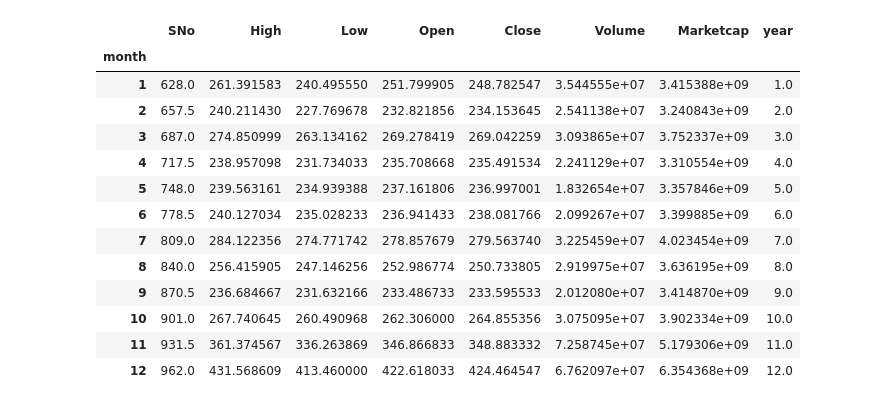
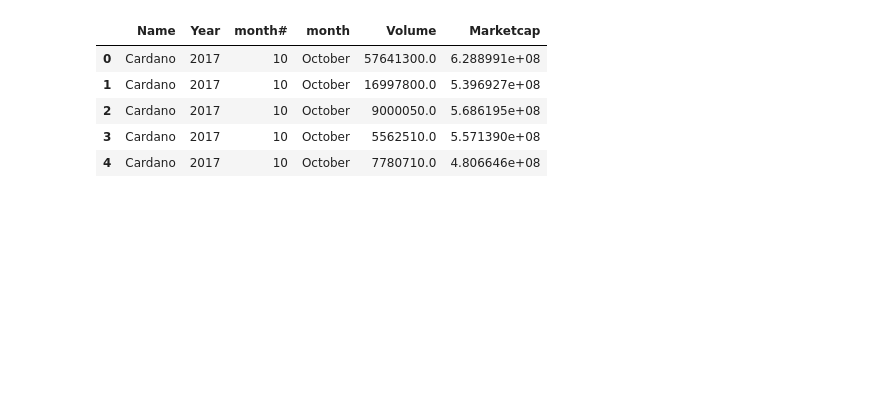
Before and after one commit to WayneJ2/CryptoFutures--Project-1, a Jupyter notebook: CryptoPy_Wayne.ipynb, the cells around one changed output. Cells and saved outputs as stored; diff of their text form; code cells hidden in the pictures; blank space fills up the shorter version.

```diff
--- a/CryptoPy_Wayne.ipynb
+++ b/CryptoPy_Wayne.ipynb
@@ -34,19 +63,15 @@ Timestamp('2013-04-29 23:59:59')
 # %%
-bitData_df["month"]= bitData_df["Date"].dt.month
+# Creating Cardano short dataset
+anaData_df["Date"] = pd.to_datetime(anaData_df["Date"], format="%Y-%m-%d %H:%M:%S")
+anaData_df["month"] = anaData_df["Date"].dt.month_name()
+anaData_df["Year"] = anaData_df["Date"].dt.year
+anaData_df["month#"] = anaData_df["Date"].dt.month
+shortCarData_df = anaData_df[["Name","Year","month#","month","Volume","Marketcap"]]
+shortCarData_df.head()
+# %% [output]
+|  | Name | Year | month# | month | Volume | Marketcap |
+| 0 | Cardano | 2017 | 10 | October | 57641300.0 | 6.288991e+08 |
+| 1 | Cardano | 2017 | 10 | October | 16997800.0 | 5.396927e+08 |
+| 2 | Cardano | 2017 | 10 | October | 9000050.0 | 5.686195e+08 |
+| 3 | Cardano | 2017 | 10 | October | 5562510.0 | 5.571390e+08 |
+| 4 | Cardano | 2017 | 10 | October | 7780710.0 | 4.806646e+08 |
-# %%
-bitData_df.set_index(["Date"]).loc["2015"].groupby("month").mean()
-# %% [output]
-|  | SNo | High | Low | Open | Close | Volume | Marketcap | year |
-| month |  |  |  |  |  |  |  |  |
-| 1 | 628.0 | 261.391583 | 240.495550 | 251.799905 | 248.782547 | 3.544555e+07 | 3.415388e+09 | 1.0 |
-| 2 | 657.5 | 240.211430 | 227.769678 | 232.821856 | 234.153645 | 2.541138e+07 | 3.240843e+09 | 2.0 |
-| 3 | 687.0 | 274.850999 | 263.134162 | 269.278419 | 269.042259 | 3.093865e+07 | 3.752337e+09 | 3.0 |
-| 4 | 717.5 | 238.957098 | 231.734033 | 235.708668 | 235.491534 | 2.241129e+07 | 3.310554e+09 | 4.0 |
-| 5 | 748.0 | 239.563161 | 234.939388 | 237.161806 | 236.997001 | 1.832654e+07 | 3.357846e+09 | 5.0 |
-| 6 | 778.5 | 240.127034 | 235.028233 | 236.941433 | 238.081766 | 2.099267e+07 | 3.399885e+09 | 6.0 |
-| 7 | 809.0 | 284.122356 | 274.771742 | 278.857679 | 279.563740 | 3.225459e+07 | 4.023454e+09 | 7.0 |
-| 8 | 840.0 | 256.415905 | 247.146256 | 252.986774 | 250.733805 | 2.919975e+07 | 3.636195e+09 | 8.0 |
-| 9 | 870.5 | 236.684667 | 231.632166 | 233.486733 | 233.595533 | 2.012080e+07 | 3.414870e+09 | 9.0 |
-| 10 | 901.0 | 267.740645 | 260.490968 | 262.306000 | 264.855356 | 3.075095e+07 | 3.902334e+09 | 10.0 |
-| 11 | 931.5 | 361.374567 | 336.263869 | 346.866833 | 348.883332 | 7.258745e+07 | 5.179306e+09 | 11.0 |
-| 12 | 962.0 | 431.568609 | 413.460000 | 422.618033 | 424.464547 | 6.762097e+07 | 6.354368e+09 | 12.0 |
```
Also changed, not shown: parts of 9 cells of this notebook.
